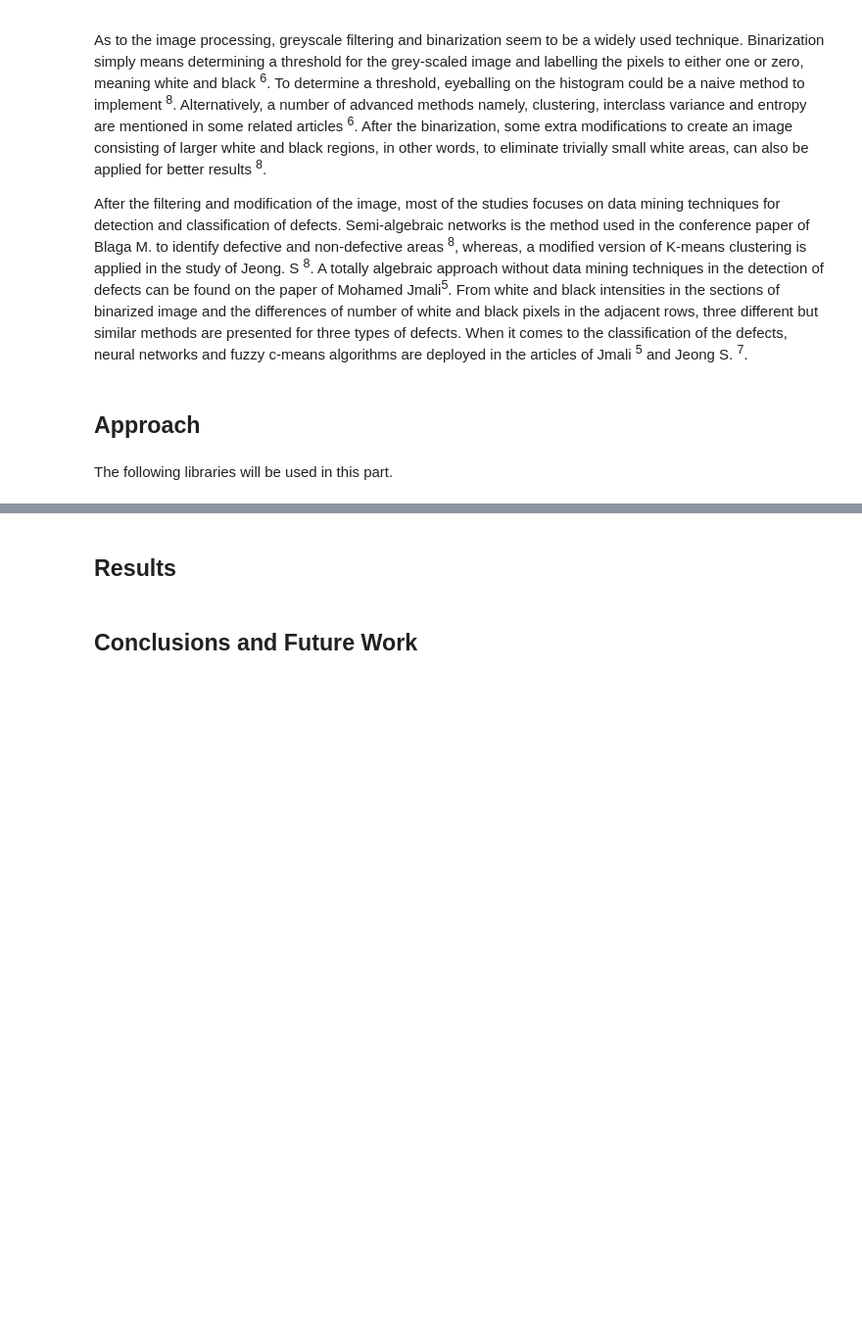
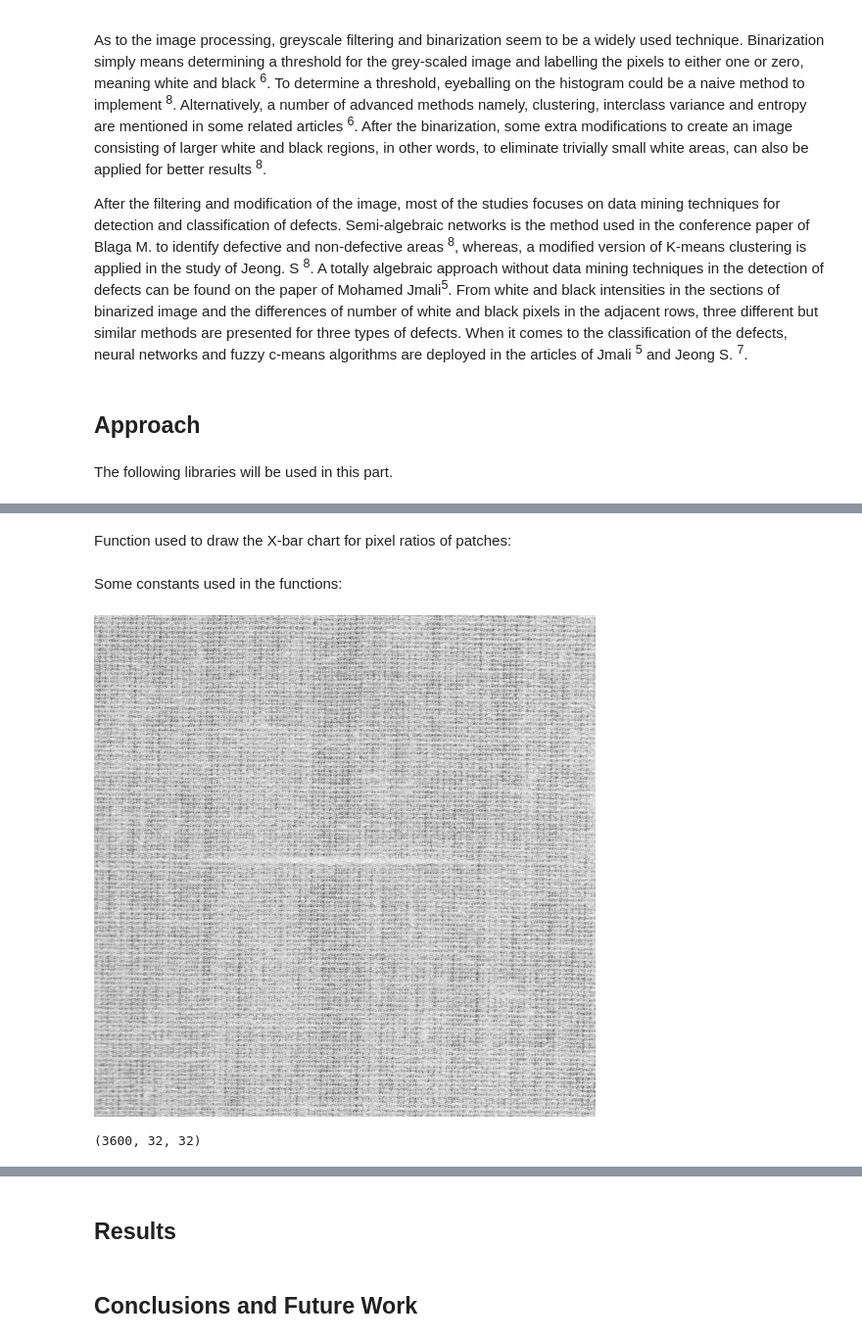
Before and after one commit to BU-IE-582/fall19-akinelden, a Jupyter notebook: Project_Part3/Part3.ipynb, the cells around one changed output, grey strips where cells are left out. Shown at 98% size. Saved outputs shown, nothing was run; the diff lists cells and outputs as text; code cells hidden in the pictures; blank space fills up the shorter version.

Commit message:
X-bar pixel ratio approach is implemented

```diff
--- a/Project_Part3/Part3.ipynb
+++ b/Project_Part3/Part3.ipynb
@@ -29,0 +73,2 @@ import numpy as np
+# %% [markdown]
+Function used to draw the X-bar chart for pixel ratios of patches:
@@ -29,0 +97,2 @@ import numpy as np
+# %% [markdown]
+Some constants used in the functions:
@@ -29,0 +103,11 @@ import numpy as np
+# %%
+img1 =Image.open("Images/Fabric1.jpg").convert('L')
+img1
+# %% [output]
+[figure, added]
+# %%
+pix1 = np.array(img1)
+patches1 = getPatches(pix1)
+patches1.shape
+# %% [output]
+(3600, 32, 32)
```
Also changed, not shown: parts of 17 cells of this notebook.
